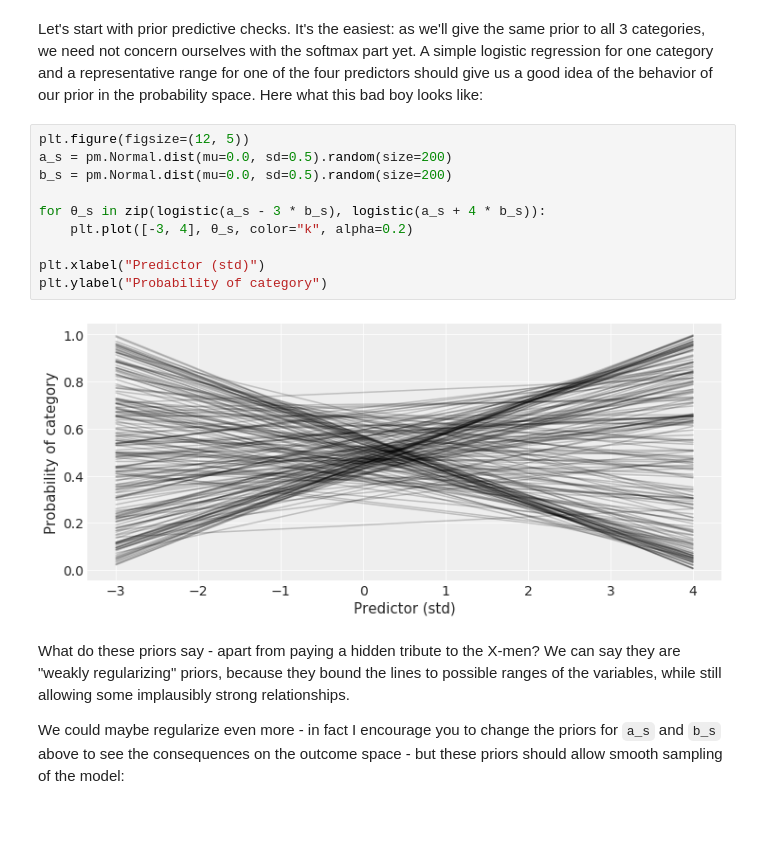
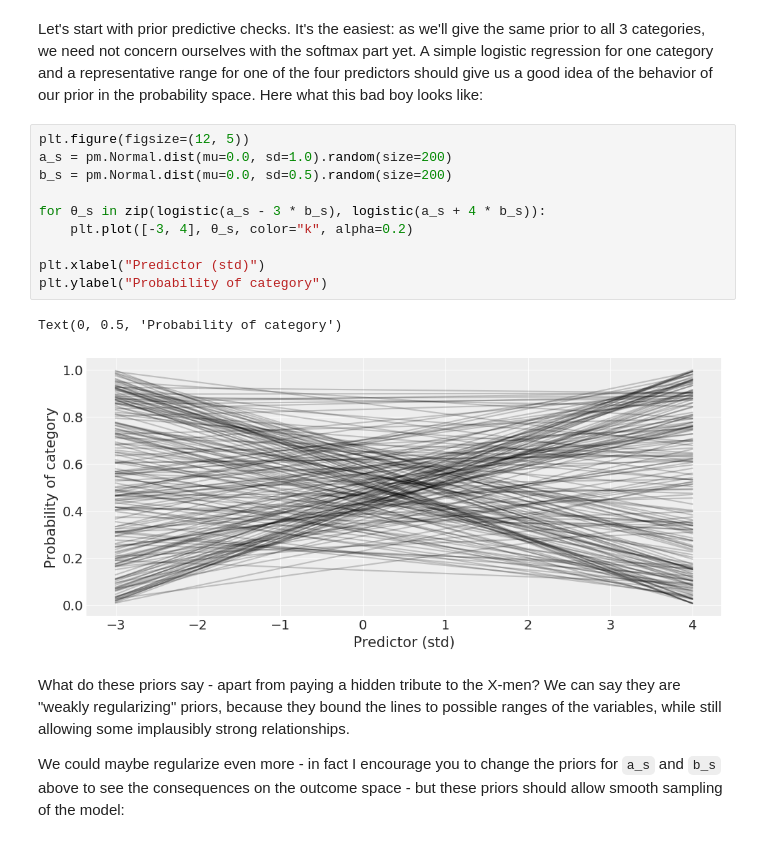
Before and after one commit to aloctavodia/BAP, a Jupyter notebook: extras/multinomial_ppcs.ipynb, the cells around one changed output. Drawn from its saved outputs; the diff is of its cells as text.

```diff
--- a/extras/multinomial_ppcs.ipynb
+++ b/extras/multinomial_ppcs.ipynb
@@ -41,16 +48,17 @@ x_s.shape, y_s.shape, np.unique(y_s)
 Let's start with prior predictive checks. It's the easiest: as we'll give the same prior to all 3 categories, we need not concern ourselves with the softmax part yet. A simple logistic regression for one category and a representative range for one of the four predictors should give us a good idea of the behavior of our prior in the probability space. Here what this bad boy looks like:
 # %%
 plt.figure(figsize=(12, 5))
-a_s = pm.Normal.dist(mu=0.0, sd=0.5).random(size=200)
+a_s = pm.Normal.dist(mu=0.0, sd=1.0).random(size=200)
 b_s = pm.Normal.dist(mu=0.0, sd=0.5).random(size=200)
 
 for θ_s in zip(logistic(a_s - 3 * b_s), logistic(a_s + 4 * b_s)):
     plt.plot([-3, 4], θ_s, color="k", alpha=0.2)
 
 plt.xlabel("Predictor (std)")
 plt.ylabel("Probability of category")
 # %% [output]
+Text(0, 0.5, 'Probability of category')
-[figure, old version]
+[figure, new version]
 # %% [markdown]
 What do these priors say - apart from paying a hidden tribute to the X-men? We can say they are "weakly regularizing" priors, because they bound the lines to possible ranges of the variables, while still allowing some implausibly strong relationships.
 
```
Also changed, not shown: parts of 6 cells of this notebook.
